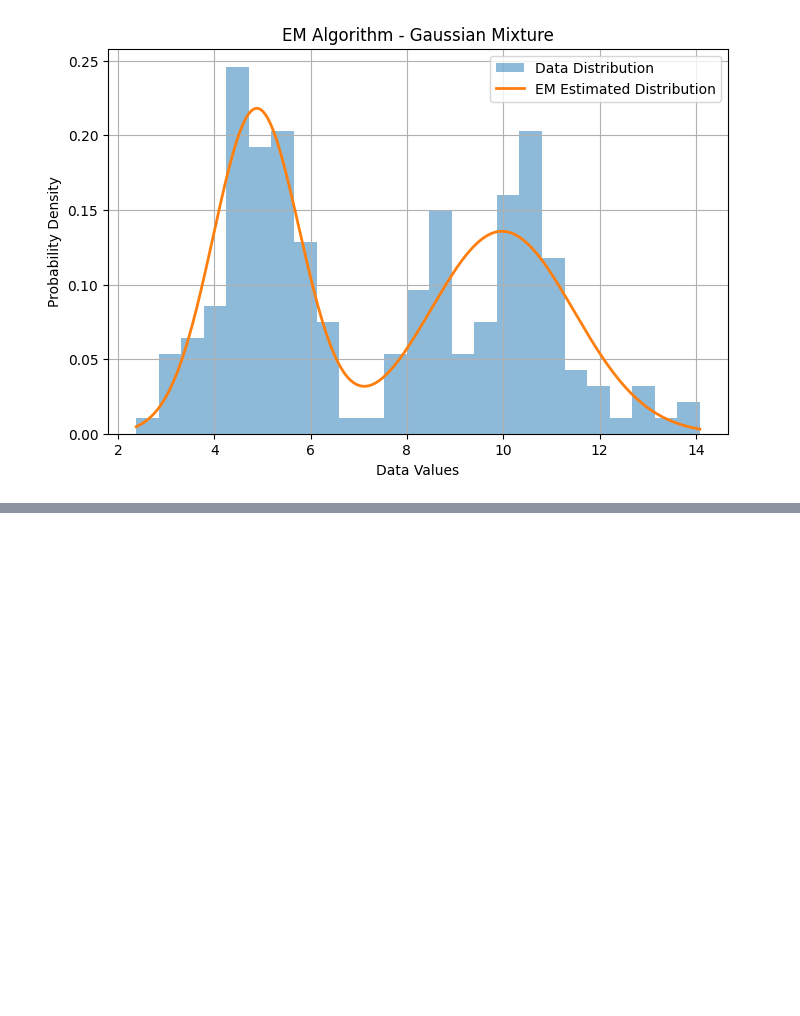
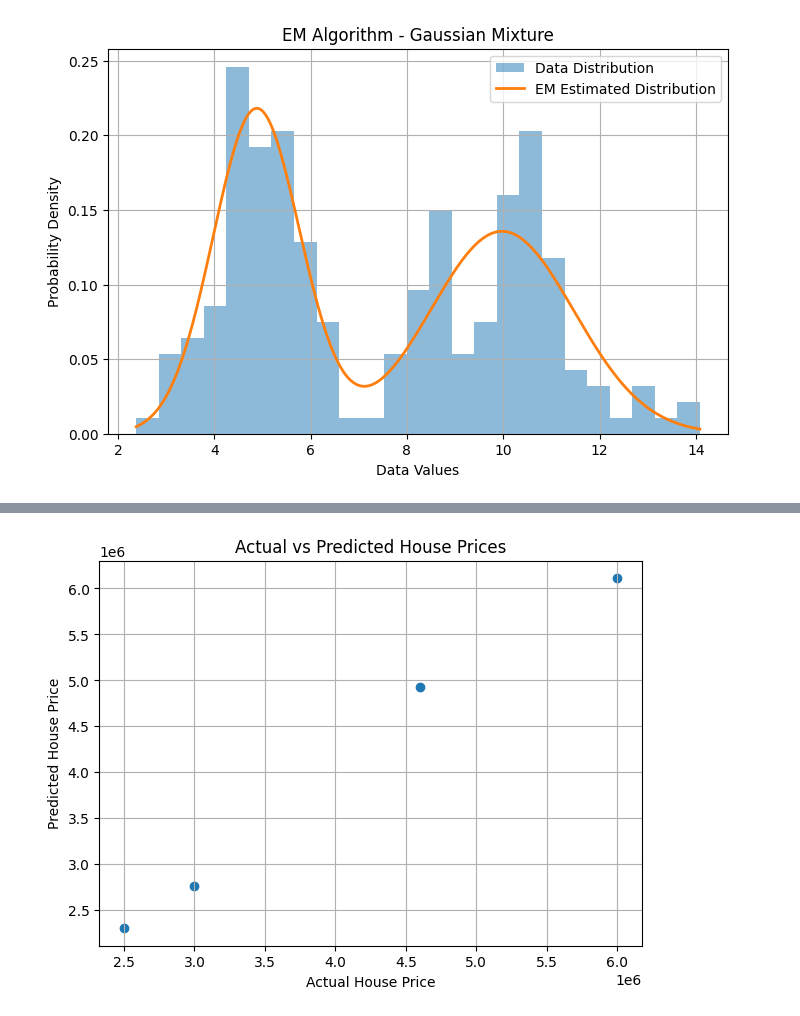
Before and after one commit to eyramana/MLA0201-FUNDAMENTALS-OF-MACHINE-LEARNING, a Jupyter notebook: Ramana_lab.ipynb, the cells around one changed output, grey strips where cells are left out. Cells and saved outputs as stored; diff of their text form; code cells hidden in the pictures; blank space fills up the shorter version.

```diff
--- a/Ramana_lab.ipynb
+++ b/Ramana_lab.ipynb
@@ -1147,0 +1491,91 @@ Cluster Variances: [0.81 2.23]
+# %%
+# Experiment No: 14
+# Question: Implement House Price Prediction using appropriate
+# machine learning algorithm.
+
+import pandas as pd
+import matplotlib.pyplot as plt
+import seaborn as sns
+
+from sklearn.model_selection import train_test_split
+from sklearn.linear_model import LinearRegression
+from sklearn.metrics import mean_absolute_error, mean_squared_error, r2_score
+
+# Create Dataset
+data = {
+    'Area': [1000, 1200, 1500, 1800, 2000, 2200, 2500, 2800,
+             3000, 1100, 1600, 2100, 2400, 2700, 1900, 2300],
+    'Bedrooms': [2, 2, 3, 3, 3, 4, 4, 4,
+                 5, 2, 3, 4, 4, 5, 3, 4],
+    'Age': [10, 8, 5, 7, 4, 3, 2, 1,
+            2, 12, 6, 5, 3, 2, 8, 4],
+    'Price': [2500000, 3000000, 4000000, 4500000,
+              5000000, 6000000, 7000000, 7500000,
+              8500000, 2700000, 4200000, 5800000,
+              6800000, 7800000, 4600000, 6200000]
+}
+
+df = pd.DataFrame(data)
+
+# Display Dataset
+print("House Price Dataset:")
+print(df)
+
+# Features and Target
+X = df[['Area', 'Bedrooms', 'Age']]
+y = df['Price']
+
+# Split Dataset
+X_train, X_test, y_train, y_test = train_test_split(
+    X, y, test_size=0.25, random_state=42
+)
+
+# Train Linear Regression Model
+model = LinearRegression()
+model.fit(X_train, y_train)
+
+# Predict House Prices
+y_pred = model.predict(X_test)
+
+# Display Results
+print("\nActual Prices:", list(y_test))
+print("Predicted Prices:", y_pred.round(2))
+
+# Model Evaluation
+print("\nMean Absolute Error:",
+      round(mean_absolute_error(y_test, y_pred), 2))
+
+print("Mean Squared Error:",
+      round(mean_squared_error(y_test, y_pred), 2))
+
+print("R2 Score:", round(r2_score(y_test, y_pred), 2))
+
+# Predict New House Price
+new_house = pd.DataFrame({
+    'Area': [2000],
+    'Bedrooms': [3],
+    'Age': [5]
+})
+
+price = model.predict(new_house)
+
+print("\nPredicted House Price: Rs.", round(price[0], 2))
+
+# Actual vs Predicted Graph
+plt.figure(figsize=(7, 5))
+plt.scatter(y_test, y_pred)
+plt.xlabel("Actual House Price")
+plt.ylabel("Predicted House Price")
+plt.title("Actual vs Predicted House Prices")
+plt.grid(True)
+plt.show()
+
+# House Price Distribution
+plt.figure(figsize=(7, 4))
+plt.hist(df['Price'], bins=8, edgecolor='black')
+plt.xlabel("House Price")
+plt.ylabel("Number of Houses")
+plt.title("House Price Distribution")
+plt.grid(True)
+plt.show()
+# %% [output]
@@ -1147,0 +1599 @@ Cluster Variances: [0.81 2.23]
+[figure, added]
```
Also changed, not shown: parts of 10 cells of this notebook.
